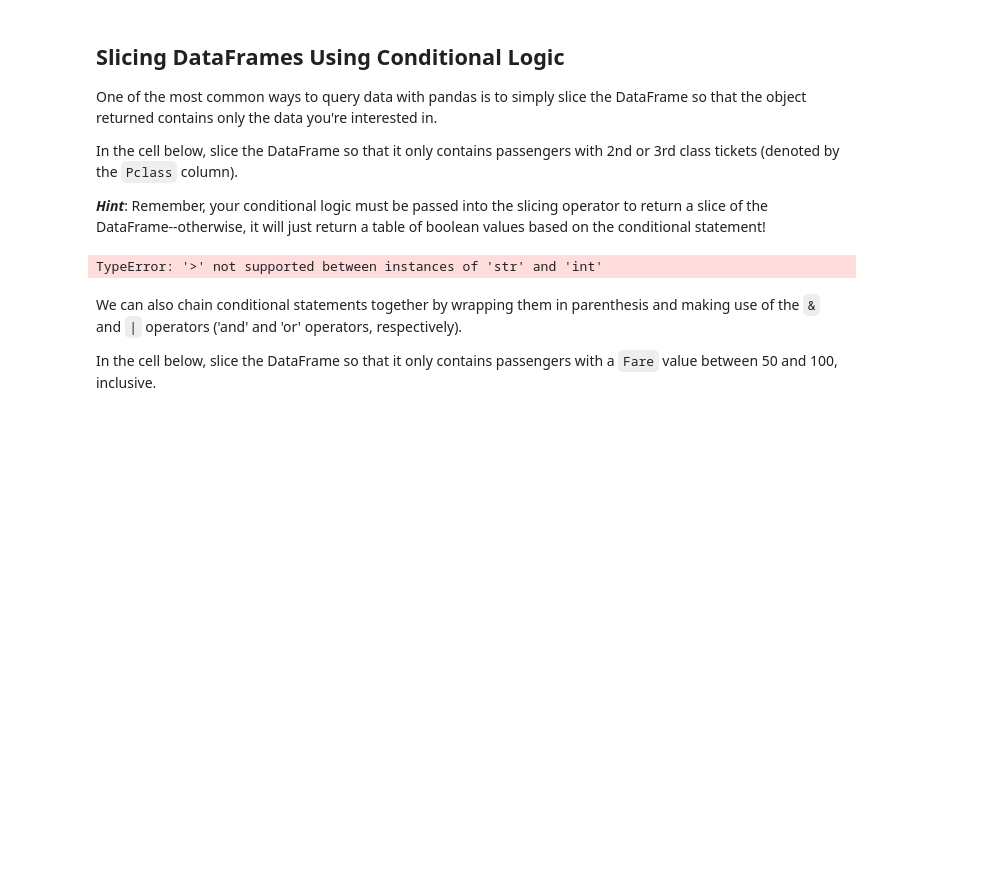
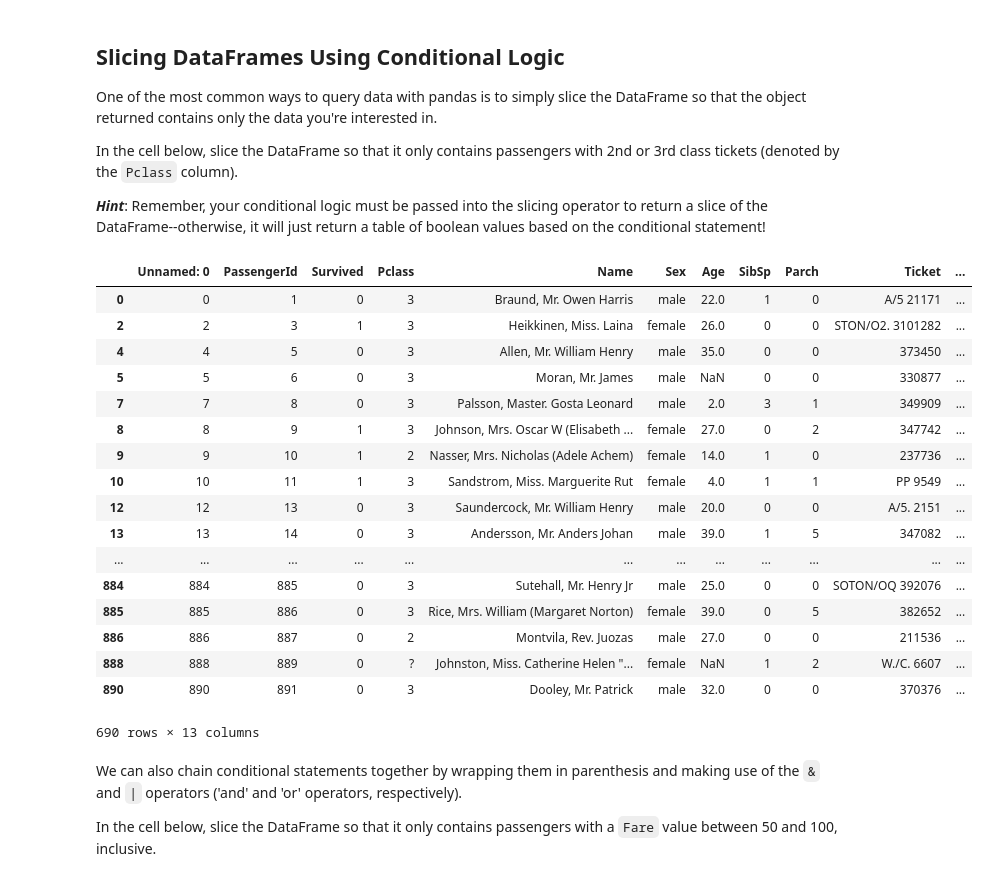
Before and after one commit to pauly51994/dsc-using-sql-with-pandas-lab-nyc-ds-071519, a Jupyter notebook: index.ipynb, the cells around one changed output. Drawn from its saved outputs; the diff is of its cells as text; code cells hidden in the pictures; blank space fills up the shorter version.

```diff
--- a/index.ipynb
+++ b/index.ipynb
@@ -45,10 +45,27 @@ In the cell below, slice the DataFrame so that it only contains passengers with
 
 **_Hint_**: Remember, your conditional logic must be passed into the slicing operator to return a slice of the DataFrame--otherwise, it will just return a table of boolean values based on the conditional statement!
 # %%
-no_first_class_df = df[df['Pclass'] > 1]
+no_first_class_df = df[df['Pclass'] != '1']
 no_first_class_df
 # %% [output]
+|  | Unnamed: 0 | PassengerId | Survived | Pclass | Name | Sex | Age | SibSp | Parch | Ticket | ... |
+| 0 | 0 | 1 | 0 | 3 | Braund, Mr. Owen Harris | male | 22.0 | 1 | 0 | A/5 21171 | ... |
+| 2 | 2 | 3 | 1 | 3 | Heikkinen, Miss. Laina | female | 26.0 | 0 | 0 | STON/O2. 3101282 | ... |
+| 4 | 4 | 5 | 0 | 3 | Allen, Mr. William Henry | male | 35.0 | 0 | 0 | 373450 | ... |
+| 5 | 5 | 6 | 0 | 3 | Moran, Mr. James | male | NaN | 0 | 0 | 330877 | ... |
+| 7 | 7 | 8 | 0 | 3 | Palsson, Master. Gosta Leonard | male | 2.0 | 3 | 1 | 349909 | ... |
+| 8 | 8 | 9 | 1 | 3 | Johnson, Mrs. Oscar W (Elisabeth ... | female | 27.0 | 0 | 2 | 347742 | ... |
+| 9 | 9 | 10 | 1 | 2 | Nasser, Mrs. Nicholas (Adele Achem) | female | 14.0 | 1 | 0 | 237736 | ... |
+| 10 | 10 | 11 | 1 | 3 | Sandstrom, Miss. Marguerite Rut | female | 4.0 | 1 | 1 | PP 9549 | ... |
+| 12 | 12 | 13 | 0 | 3 | Saundercock, Mr. William Henry | male | 20.0 | 0 | 0 | A/5. 2151 | ... |
+| 13 | 13 | 14 | 0 | 3 | Andersson, Mr. Anders Johan | male | 39.0 | 1 | 5 | 347082 | ... |
+| ... | ... | ... | ... | ... | ... | ... | ... | ... | ... | ... | ... |
+| 884 | 884 | 885 | 0 | 3 | Sutehall, Mr. Henry Jr | male | 25.0 | 0 | 0 | SOTON/OQ 392076 | ... |
+| 885 | 885 | 886 | 0 | 3 | Rice, Mrs. William (Margaret Norton) | female | 39.0 | 0 | 5 | 382652 | ... |
+| 886 | 886 | 887 | 0 | 2 | Montvila, Rev. Juozas | male | 27.0 | 0 | 0 | 211536 | ... |
+| 888 | 888 | 889 | 0 | ? | Johnston, Miss. Catherine Helen "... | female | NaN | 1 | 2 | W./C. 6607 | ... |
+| 890 | 890 | 891 | 0 | 3 | Dooley, Mr. Patrick | male | 32.0 | 0 | 0 | 370376 | ... |
-TypeError: '>' not supported between instances of 'str' and 'int'
+690 rows × 13 columns
 # %% [markdown]
 We can also chain conditional statements together by wrapping them in parenthesis and making use of the `&` and `|` operators ('and' and 'or' operators, respectively).
 
```
